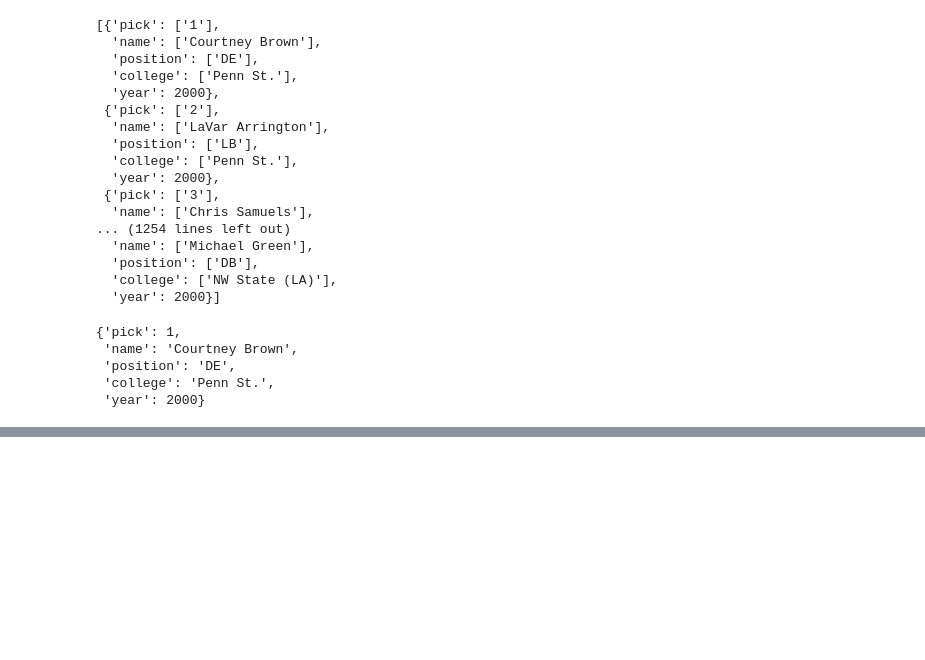
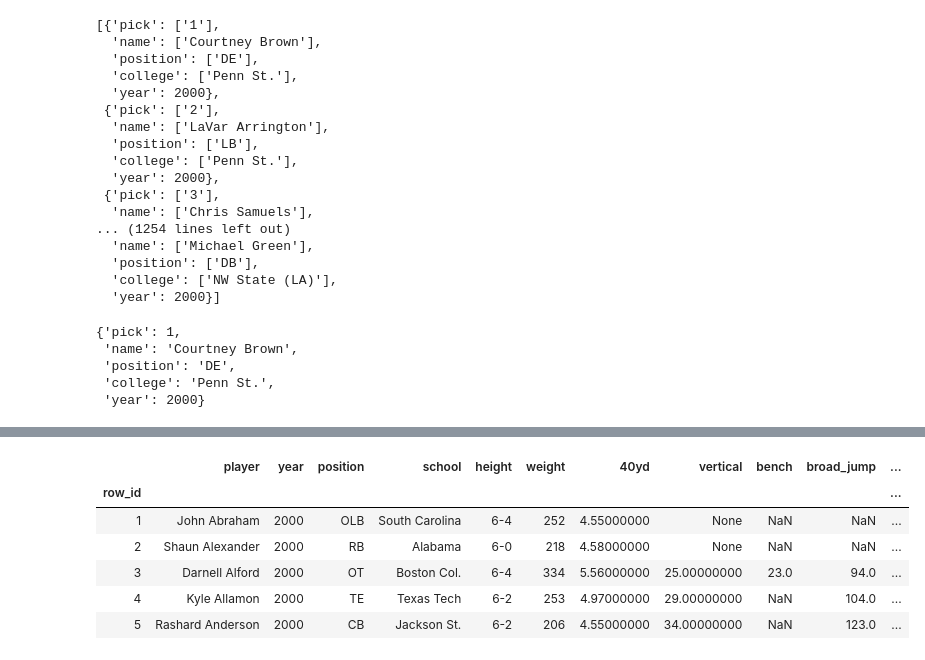
Before and after one commit to j-gilkey/nfl_draft_regression, a Jupyter notebook: nfl_draft_sequel.ipynb, the cells around one changed output, grey strips where cells are left out. Saved outputs shown, nothing was run; the diff lists cells and outputs as text; code cells hidden in the pictures; blank space fills up the shorter version.

```diff
--- a/nfl_draft_sequel.ipynb
+++ b/nfl_draft_sequel.ipynb
@@ -170,0 +203,5 @@ insert_into_sql(draft_list)
+# %%
+def get_all_combine_data():
+    get_data = ('(SELECT *  FROM nfl_combine_info)')
+    cursor.execute(get_data)
+    return cursor.fetchall()
@@ -170,0 +216,10 @@ insert_into_sql(draft_list)
+# %%
+df_combine.head()
+# %% [output]
+|  | player | year | position | school | height | weight | 40yd | vertical | bench | broad_jump | ... |
+| row_id |  |  |  |  |  |  |  |  |  |  | ... |
+| 1 | John Abraham | 2000 | OLB | South Carolina | 6-4 | 252 | 4.55000000 | None | NaN | NaN | ... |
+| 2 | Shaun Alexander | 2000 | RB | Alabama | 6-0 | 218 | 4.58000000 | None | NaN | NaN | ... |
+| 3 | Darnell Alford | 2000 | OT | Boston Col. | 6-4 | 334 | 5.56000000 | 25.00000000 | 23.0 | 94.0 | ... |
+| 4 | Kyle Allamon | 2000 | TE | Texas Tech | 6-2 | 253 | 4.97000000 | 29.00000000 | NaN | 104.0 | ... |
+| 5 | Rashard Anderson | 2000 | CB | Jackson St. | 6-2 | 206 | 4.55000000 | 34.00000000 | NaN | 123.0 | ... |
```
Also changed, not shown: parts of 30 cells of this notebook.
